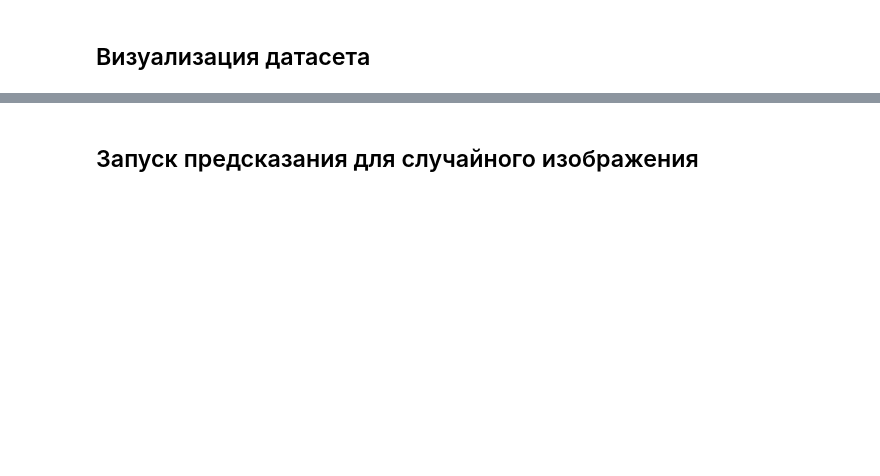
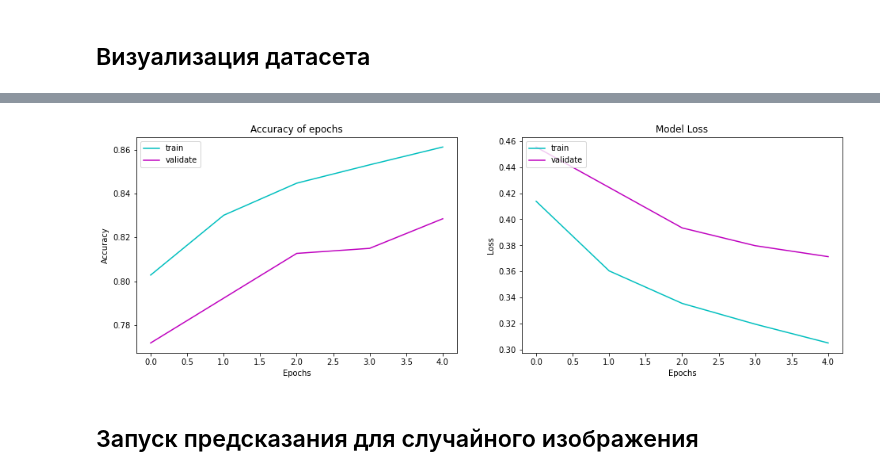
Before and after one commit to djo1006/Deep-Learning-in-Computer-Vision, a Jupyter notebook: hw_les_4-ASPP.ipynb, the cells around one changed output, grey strips where cells are left out. Drawn from its saved outputs; the diff is of its cells as text; code cells hidden in the pictures; blank space fills up the shorter version.

```diff
--- a/hw_les_4-ASPP.ipynb
+++ b/hw_les_4-ASPP.ipynb
@@ -305,3 +315,25 @@ hist = model.fit(train_ds,
+# %%
+def plot_model(history):
+    fig, axs = plt.subplots(1, 2, figsize=(16, 5))
+    # summarize history for accuracy
+    axs[0].plot(history.history['accuracy'], 'c')
+    axs[0].plot(history.history['val_accuracy'],'m')
+    axs[0].set_title('Accuracy of epochs')
+    axs[0].set_ylabel('Accuracy')
+    axs[0].set_xlabel('Epochs')
+    axs[0].legend(['train', 'validate'], loc='upper left')
+    # summarize history for loss
+    axs[1].plot(history.history['loss'], 'c')
+    axs[1].plot(history.history['val_loss'], 'm')
+    axs[1].set_title('Model Loss')
+    axs[1].set_ylabel('Loss')
+    axs[1].set_xlabel('Epochs')
+    axs[1].legend(['train', 'validate'], loc='upper left')
+    plt.show()
+# %%
+plot_model(hist)
+# %% [output]
+[figure, added]
 # %% [markdown]
 ## Запуск предсказания для случайного изображения
 # %%
```
Also changed, not shown: parts of 13 cells of this notebook.
